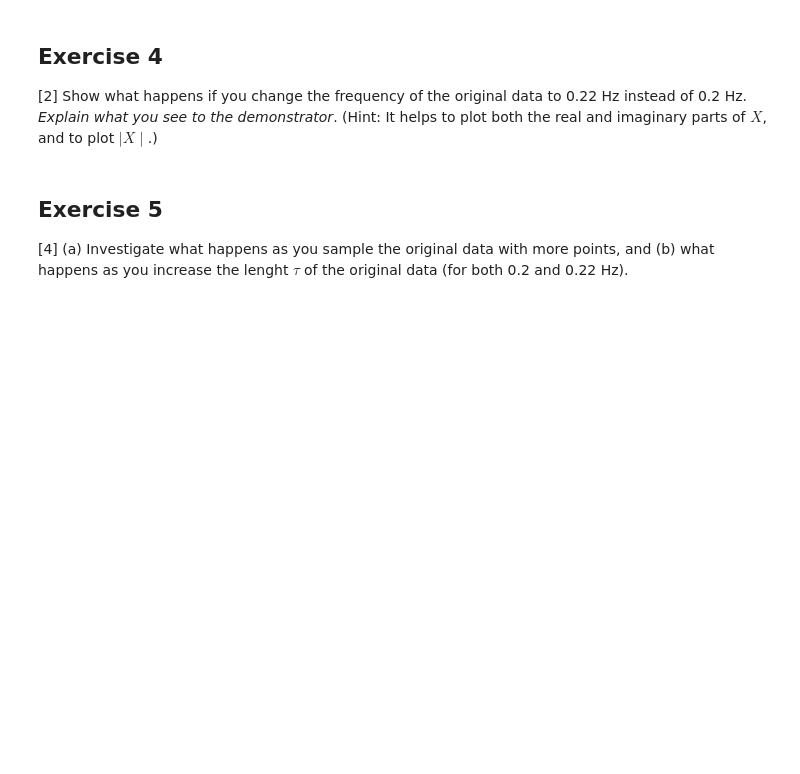
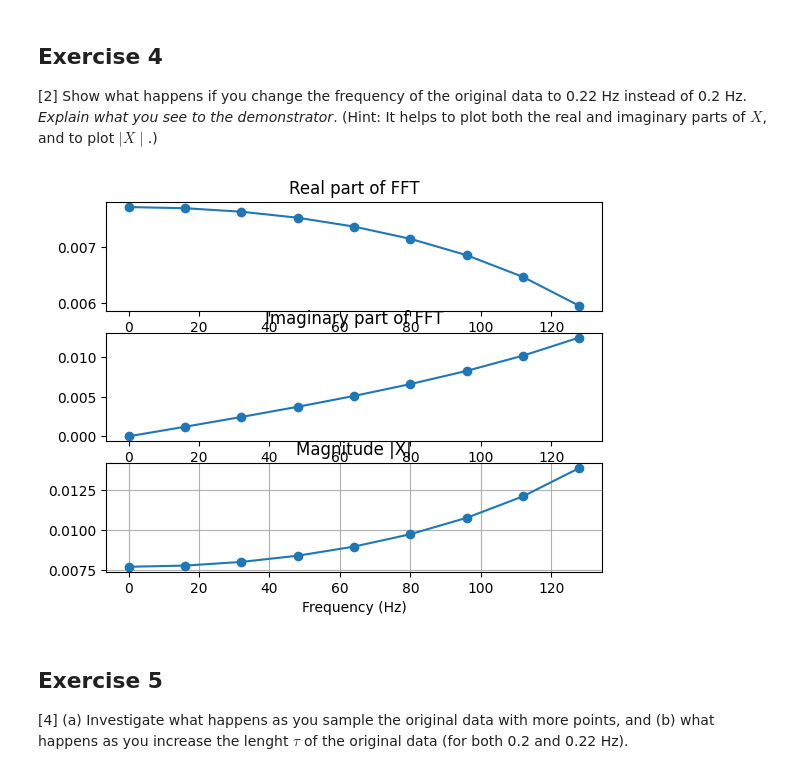
Before and after one commit to PX2145-2025/week-10-b-lowri-nicholls, a Jupyter notebook: FFT.ipynb, the cells around one changed output. Drawn from its saved outputs; the diff is of its cells as text; code cells hidden in the pictures; blank space fills up the shorter version.

```diff
--- a/FFT.ipynb
+++ b/FFT.ipynb
@@ -456,3 +455,40 @@ AttributeError: module 'numpy' has no attribute 'arrange'
 ## Exercise 4
 [2] Show what happens if you change the frequency of the original data to 0.22 Hz instead of 0.2 Hz. _Explain what you see to the demonstrator_.
 (Hint: It helps to plot both the real and imaginary parts of $X$, and to plot $\mid X \mid$.)
+# %%
+N=16
+tau=10.0
+Fs=N/tau
+t = np.linspace(0, tau, N, endpoint=False) #Time array
+
+fq = 0.22 #frequency
+x = np.cos(2*np.pi*fq*t)
+
+#Keep only positive frequencies
+X = X[:N//2+1]
+frq = frq[:N//2+1]
+
+#Plot real, imaginary, and magnitude
+plt.figure()
+
+#PLotting real part
+plt.subplot(3,1,1)
+plt.plot(frq, np.real(X), 'o-')
+plt.title("Real part of FFT")
+
+
+#Plotting imaginary part
+plt.subplot(3,1,2)
+plt.plot(frq, np.imag(X), 'o-')
+plt.title("Imaginary part of FFT")
+
+#Plotting magnitude
+plt.subplot(3,1,3)
+plt.plot(frq, np.abs(X), 'o-')
+plt.title("Magnitude |X|")
+plt.xlabel("Frequency (Hz)")
+
+plt.grid()
+plt.show()
+# %% [output]
+[figure, added]
```
Also changed, not shown: parts of 18 cells of this notebook.
